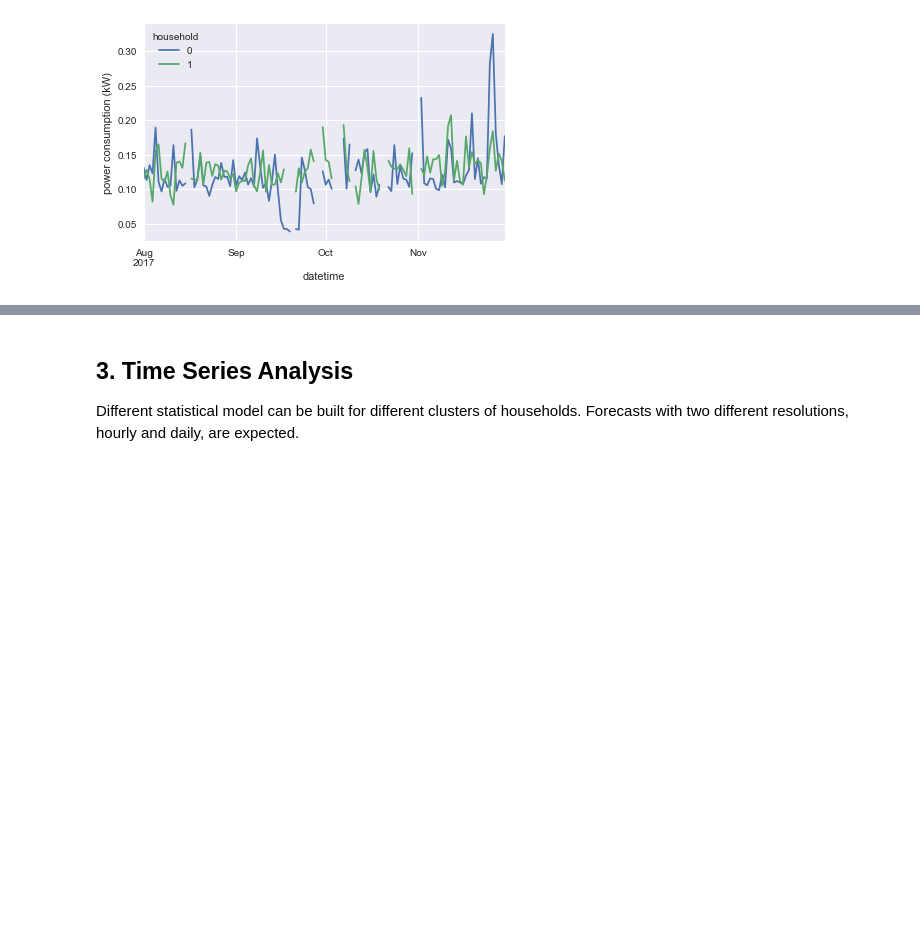
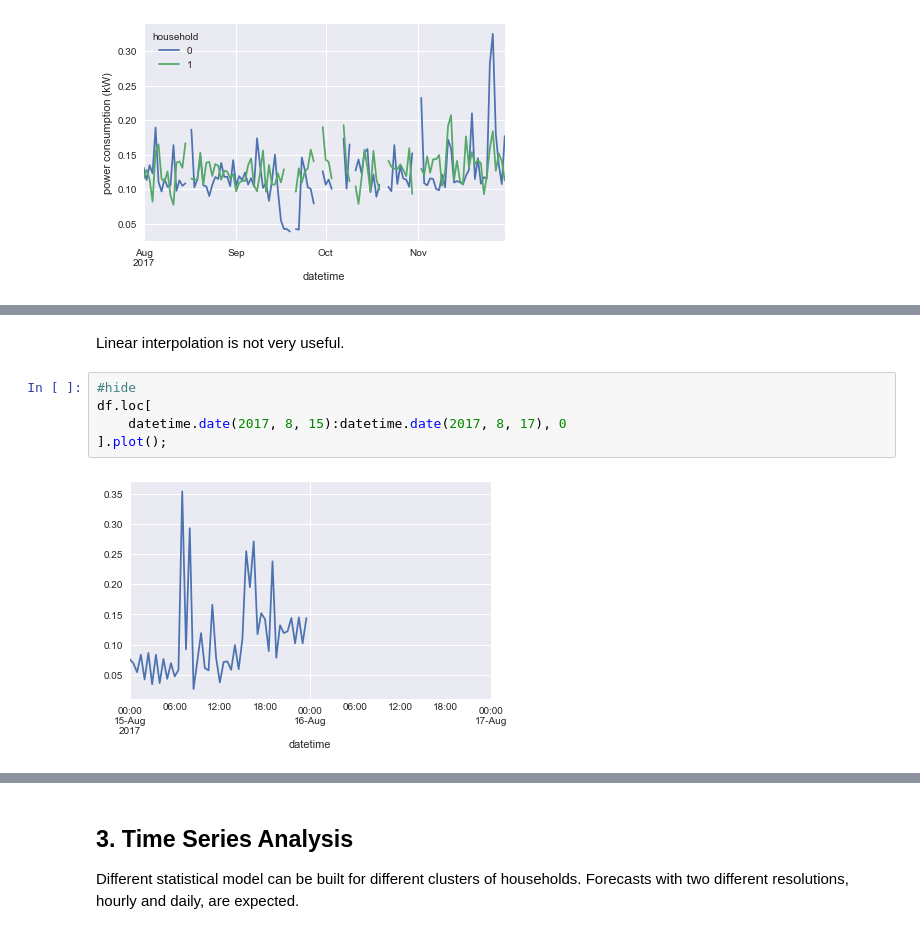
Before and after one commit to edxu96/elec_consumption, a Jupyter notebook: index.ipynb, the cells around one changed output, grey strips where cells are left out. Saved outputs shown, nothing was run; the diff lists cells and outputs as text; blank space fills up the shorter version.

```diff
--- a/index.ipynb
+++ b/index.ipynb
@@ -119,0 +183,9 @@ def get_list_dates_missing(df: DataFrame, household: int) -> DataFrame:
+# %% [markdown]
+Linear interpolation is not very useful.
+# %%
+#hide
+df.loc[
+    datetime.date(2017, 8, 15):datetime.date(2017, 8, 17), 0
+].plot();
+# %% [output]
+[figure, added]
```
Also changed, not shown: parts of 13 cells of this notebook, 10 other files.
